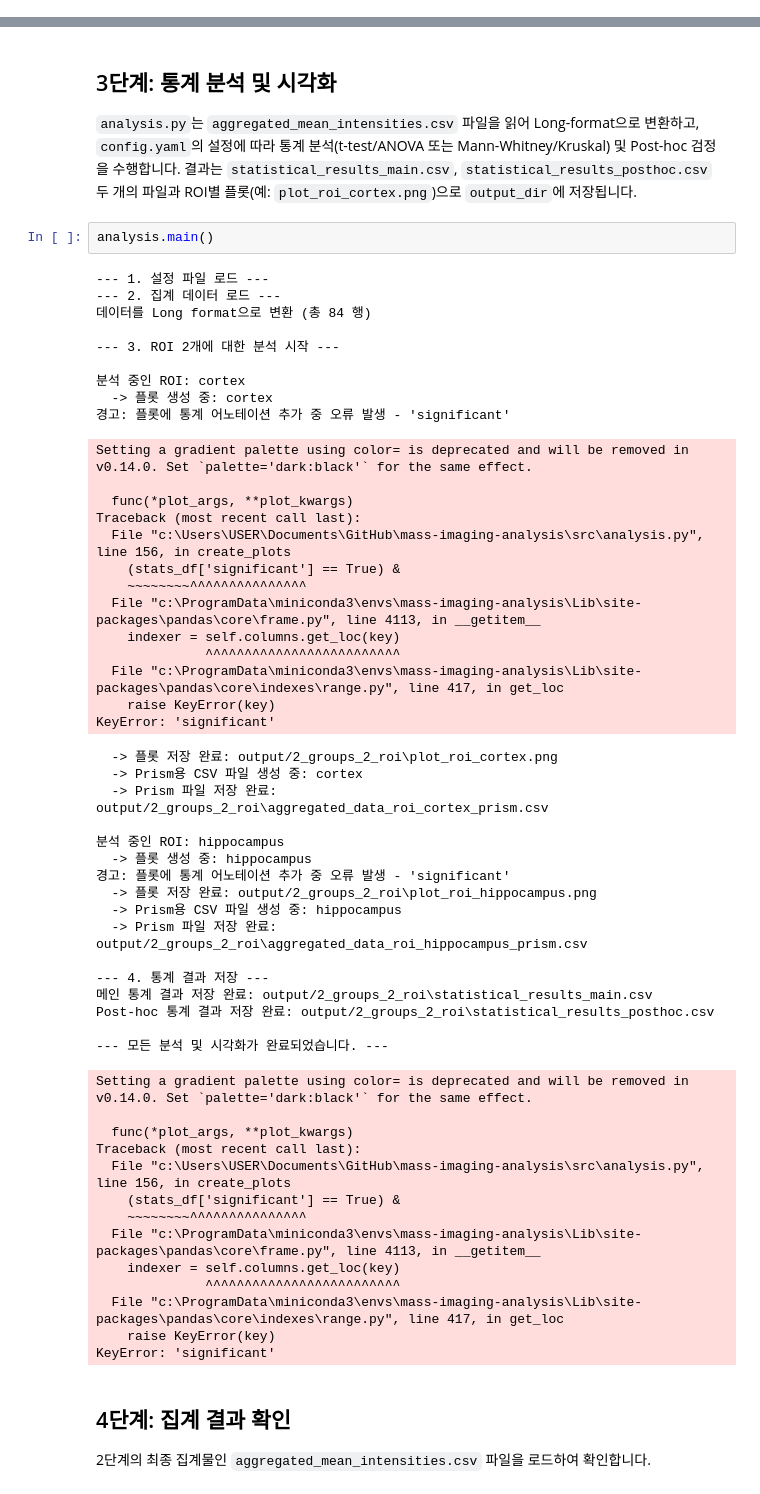
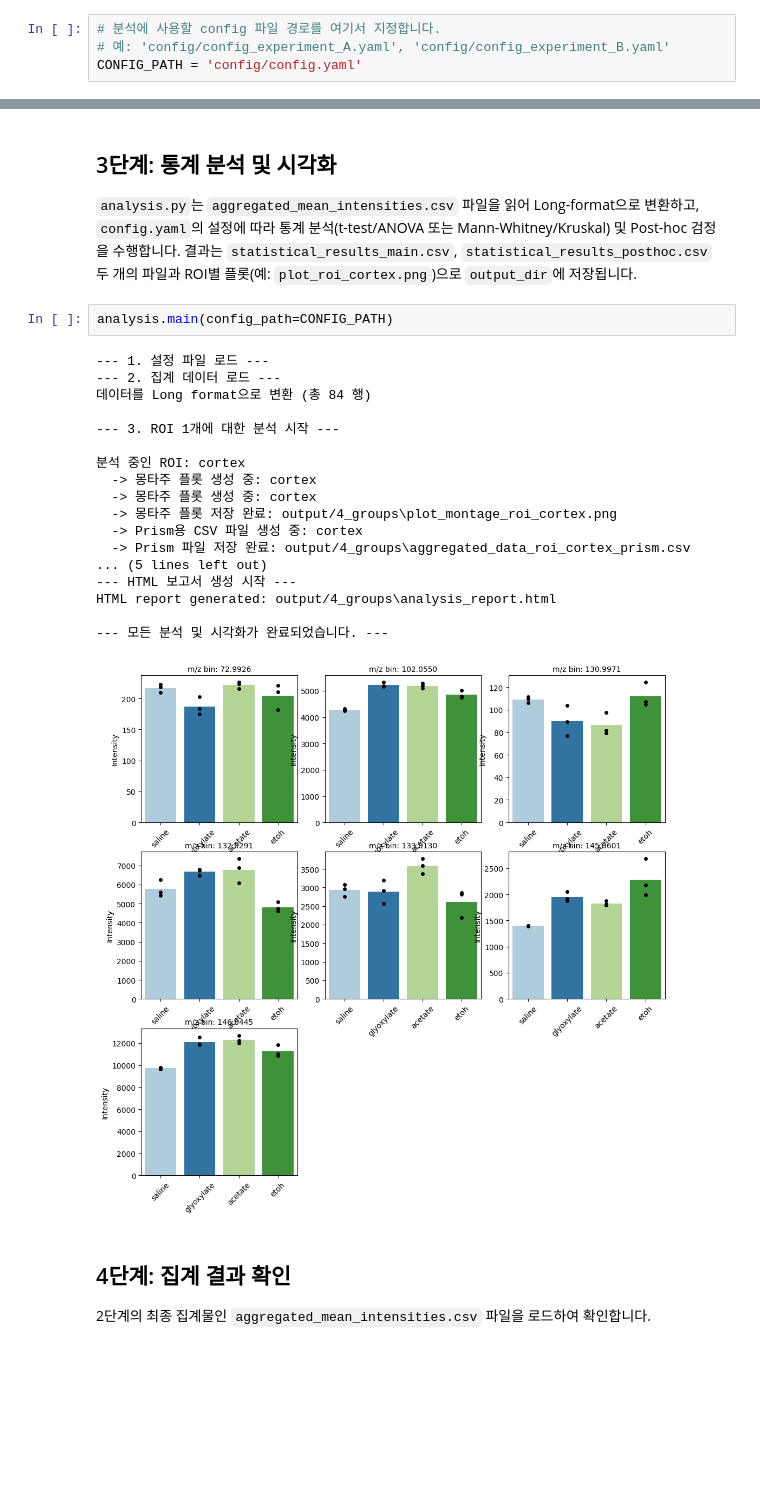
Before and after one commit to parkgilbong/mass-imaging-analysis, a Jupyter notebook: main.ipynb, the cells around one changed output, grey strips where cells are left out. Drawn from its saved outputs; the diff is of its cells as text; blank space fills up the shorter version.

```diff
--- a/main.ipynb
+++ b/main.ipynb
@@ -9,3 +8,7 @@
+# %%
+# 분석에 사용할 config 파일 경로를 여기서 지정합니다.
+# 예: 'config/config_experiment_A.yaml', 'config/config_experiment_B.yaml'
+CONFIG_PATH = 'config/config.yaml'
 # %%
 import sys
 import os
@@ -213,59 +80,26 @@ output/2_groups_2_roi\aggregated_mean_intensities.csv
 `analysis.py`는 `aggregated_mean_intensities.csv` 파일을 읽어 Long-format으로 변환하고, `config.yaml`의 설정에 따라 통계 분석(t-test/ANOVA 또는 Mann-Whitney/Kruskal) 및 Post-hoc 검정을 수행합니다. </br>
 결과는 `statistical_results_main.csv`, `statistical_results_posthoc.csv` 두 개의 파일과 ROI별 플롯(예: `plot_roi_cortex.png`)으로 `output_dir`에 저장됩니다.
 # %%
-analysis.main()
+analysis.main(config_path=CONFIG_PATH)
 # %% [output]
 --- 1. 설정 파일 로드 ---
 --- 2. 집계 데이터 로드 ---
 데이터를 Long format으로 변환 (총 84 행)
 
---- 3. ROI 2개에 대한 분석 시작 ---
+--- 3. ROI 1개에 대한 분석 시작 ---
 
 분석 중인 ROI: cortex
-  -> 플롯 생성 중: cortex
-경고: 플롯에 통계 어노테이션 추가 중 오류 발생 - 'significant'
+  -> 몽타주 플롯 생성 중: cortex
+  -> 몽타주 플롯 생성 중: cortex
+  -> 몽타주 플롯 저장 완료: output/4_groups\plot_montage_roi_cortex.png
+  -> Prism용 CSV 파일 생성 중: cortex
+  -> Prism 파일 저장 완료: output/4_groups\aggregated_data_roi_cortex_prism.csv
+... (5 lines left out)
+--- HTML 보고서 생성 시작 ---
+HTML report generated: output/4_groups\analysis_report.html
+
+--- 모든 분석 및 시각화가 완료되었습니다. ---
-Setting a gradient palette using color= is deprecated and will be removed in v0.14.0. Set `palette='dark:black'` for the same effect.
-
-  func(*plot_args, **plot_kwargs)
-Traceback (most recent call last):
-  File "c:\Users\USER\Documents\GitHub\mass-imaging-analysis\src\analysis.py", line 156, in create_plots
-    (stats_df['significant'] == True) &
-    ~~~~~~~~^^^^^^^^^^^^^^^
-  File "c:\ProgramData\miniconda3\envs\mass-imaging-analysis\Lib\site-packages\pandas\core\frame.py", line 4113, in __getitem__
-    indexer = self.columns.get_loc(key)
-              ^^^^^^^^^^^^^^^^^^^^^^^^^
-  File "c:\ProgramData\miniconda3\envs\mass-imaging-analysis\Lib\site-packages\pandas\core\indexes\range.py", line 417, in get_loc
-    raise KeyError(key)
-KeyError: 'significant'
-  -> 플롯 저장 완료: output/2_groups_2_roi\plot_roi_cortex.png
-  -> Prism용 CSV 파일 생성 중: cortex
-  -> Prism 파일 저장 완료: output/2_groups_2_roi\aggregated_data_roi_cortex_prism.csv
-
-분석 중인 ROI: hippocampus
-  -> 플롯 생성 중: hippocampus
-경고: 플롯에 통계 어노테이션 추가 중 오류 발생 - 'significant'
-  -> 플롯 저장 완료: output/2_groups_2_roi\plot_roi_hippocampus.png
-  -> Prism용 CSV 파일 생성 중: hippocampus
-  -> Prism 파일 저장 완료: output/2_groups_2_roi\aggregated_data_roi_hippocampus_prism.csv
-
---- 4. 통계 결과 저장 ---
-메인 통계 결과 저장 완료: output/2_groups_2_roi\statistical_results_main.csv
-Post-hoc 통계 결과 저장 완료: output/2_groups_2_roi\statistical_results_posthoc.csv
-
---- 모든 분석 및 시각화가 완료되었습니다. ---
-Setting a gradient palette using color= is deprecated and will be removed in v0.14.0. Set `palette='dark:black'` for the same effect.
-
-  func(*plot_args, **plot_kwargs)
-Traceback (most recent call last):
-  File "c:\Users\USER\Documents\GitHub\mass-imaging-analysis\src\analysis.py", line 156, in create_plots
-    (stats_df['significant'] == True) &
-    ~~~~~~~~^^^^^^^^^^^^^^^
-  File "c:\ProgramData\miniconda3\envs\mass-imaging-analysis\Lib\site-packages\pandas\core\frame.py", line 4113, in __getitem__
-    indexer = self.columns.get_loc(key)
-              ^^^^^^^^^^^^^^^^^^^^^^^^^
-  File "c:\ProgramData\miniconda3\envs\mass-imaging-analysis\Lib\site-packages\pandas\core\indexes\range.py", line 417, in get_loc
-    raise KeyError(key)
-KeyError: 'significant'
+[figure, added]
 # %% [markdown]
 ## 4단계: 집계 결과 확인
 
```
Also changed, not shown: parts of 5 cells of this notebook, 6 other files.
